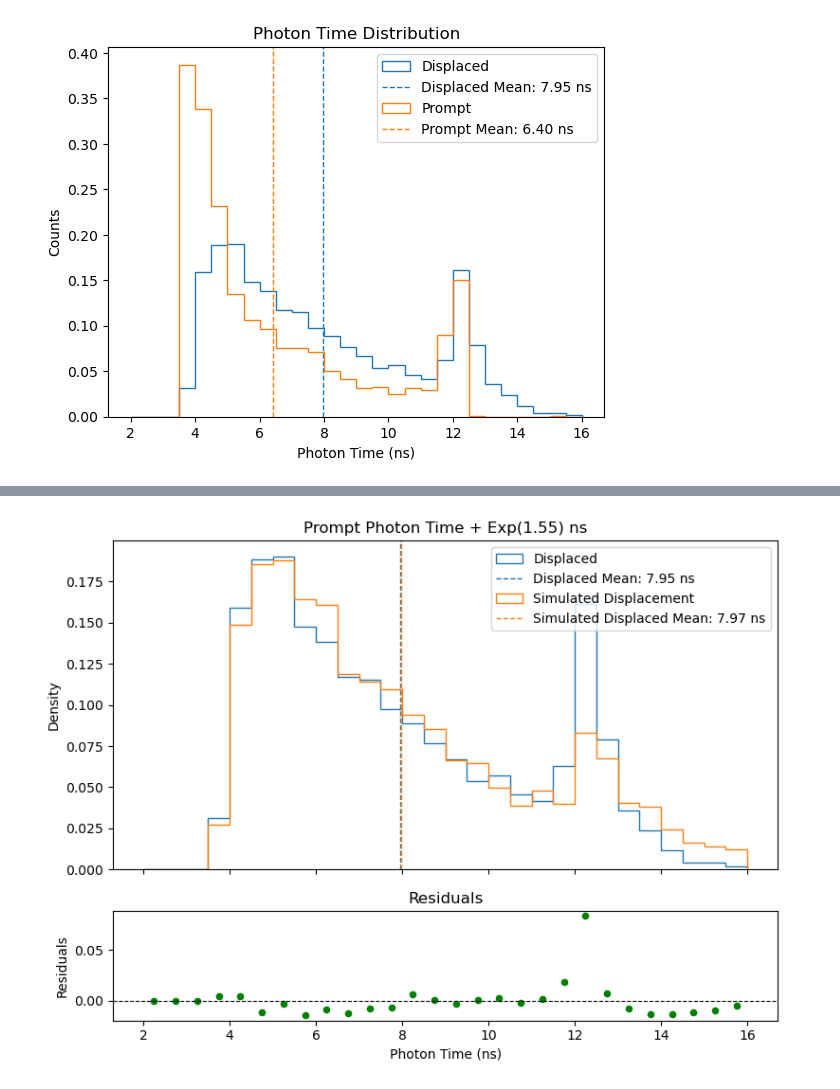
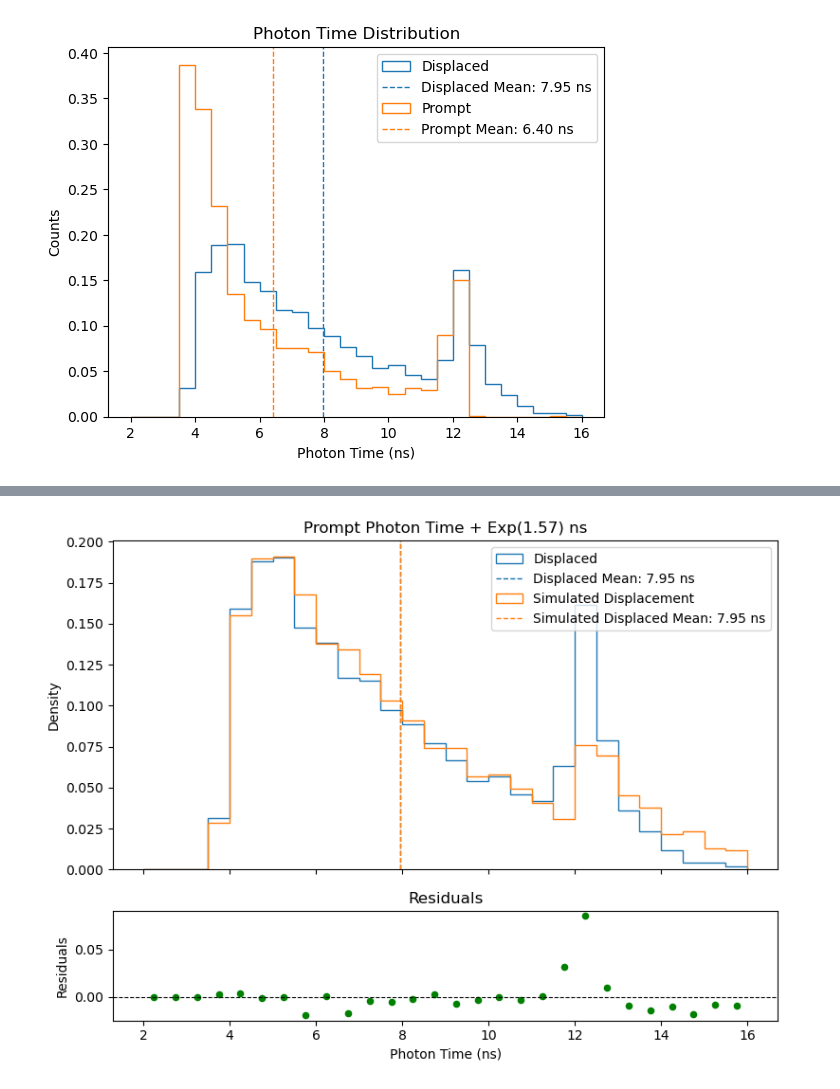
Before and after one commit to KalelChester/Displaced-Photon, a Jupyter notebook: displaced_timing_check.ipynb, the cells around one changed output, grey strips where cells are left out. Saved outputs shown, nothing was run; the diff lists cells and outputs as text; code cells hidden in the pictures.

Commit message:
Improved displaced timing check

```diff
--- a/displaced_timing_check.ipynb
+++ b/displaced_timing_check.ipynb
@@ -137,39 +173,41 @@ plt.savefig("truth_plots/photon_time_comparison.png")
 # %%
-simulated_displacement = np.random.exponential(displaced_times.mean() - prompt_times.mean(), size=len(prompt_times))
+displacement = 1.57
 
 # Create a figure with two subplots
 fig, (ax1, ax2) = plt.subplots(2, 1, figsize=(8, 6), gridspec_kw={'height_ratios': [3, 1]}, sharex=True)
 
 # Top plot: Histogram
 bins = 28
 range_vals = (2, 16)
 hist_displaced, bin_edges = np.histogram(displaced_times, bins=bins, range=range_vals, density=True)
-hist_prompt, _ = np.histogram(prompt_times + simulated_displacement, bins=bins, range=range_vals, density=True)
+hist_prompt, _ = np.histogram(prompt_times + displacement, bins=bins, range=range_vals, density=True)
 
 bin_centers = (bin_edges[:-1] + bin_edges[1:]) / 2
 
 ax1.hist(displaced_times, bins=bins, range=range_vals, color='tab:blue', histtype='step', label='Displaced', density=True)
 ax1.axvline(np.mean(displaced_times), color='tab:blue', linestyle='dashed', linewidth=1, label=f'Displaced Mean: {np.mean(displaced_times):.2f} ns')
 
 simulated_displacement = np.random.exponential(displaced_times.mean() - prompt_times.mean(), size=len(prompt_times))
-ax1.hist(prompt_times + simulated_displacement, bins=bins, range=range_vals, color='tab:orange', histtype='step', label='Simulated Displacement', density=True)
-ax1.axvline(np.mean(prompt_times + simulated_displacement), color='tab:orange', linestyle='dashed', linewidth=1, label=f'Simulated Displaced Mean: {np.mean(prompt_times + simulated_displacement):.2f} ns')
+simulated_prompt_times = prompt_times + simulated_displacement
+ax1.hist(simulated_prompt_times, bins=bins, range=range_vals, color='tab:orange', histtype='step', label='Simulated Displacement', density=True)
+ax1.axvline(np.mean(simulated_prompt_times), color='tab:orange', linestyle='dashed', linewidth=1, label=f'Simulated Displaced Mean: {np.mean(simulated_prompt_times):.2f} ns')
 
-ax1.set_title(f'Prompt Photon Time + Exp({displaced_times.mean() - prompt_times.mean():.2f}) ns')
+ax1.set_title(f'Prompt Photon Time + Exp({displacement}) ns')
 ax1.set_ylabel('Density')
 ax1.legend()
 
 # Bottom plot: Residuals
-residuals = hist_displaced - hist_prompt
+hist_simulated_prompt, _ = np.histogram(simulated_prompt_times, bins=bins, range=range_vals, density=True)
+residuals = hist_displaced - hist_simulated_prompt
 ax2.scatter(bin_centers, residuals, color='green', s=20)
 ax2.axhline(0, color='black', linestyle='--', linewidth=0.8)
 ax2.set_xlabel('Photon Time (ns)')
 ax2.set_ylabel('Residuals')
 ax2.set_title('Residuals')
 
 # Adjust layout
 plt.savefig("truth_plots/simulated_displacement_comparison.png", bbox_inches='tight')
 plt.tight_layout()
 plt.show()
 # %% [output]
-[figure, old version]
+[figure, new version]
```
Also changed, not shown: parts of 5 cells of this notebook.
